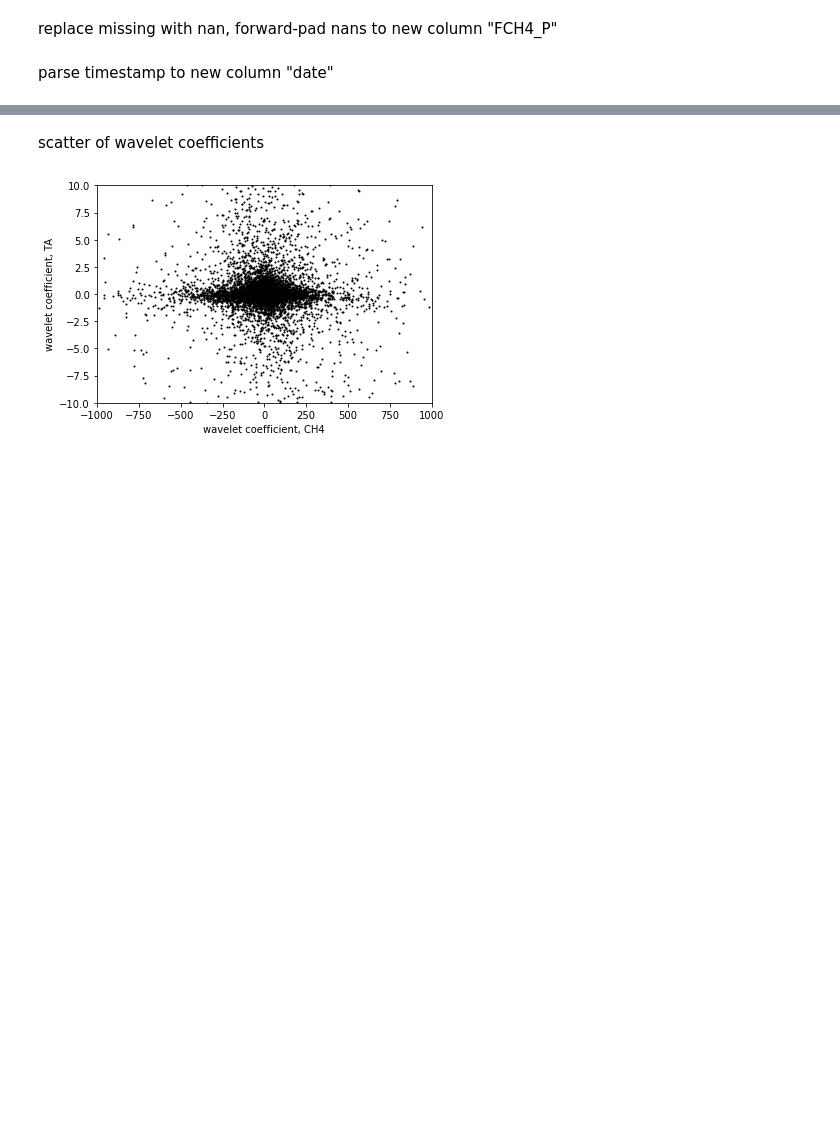
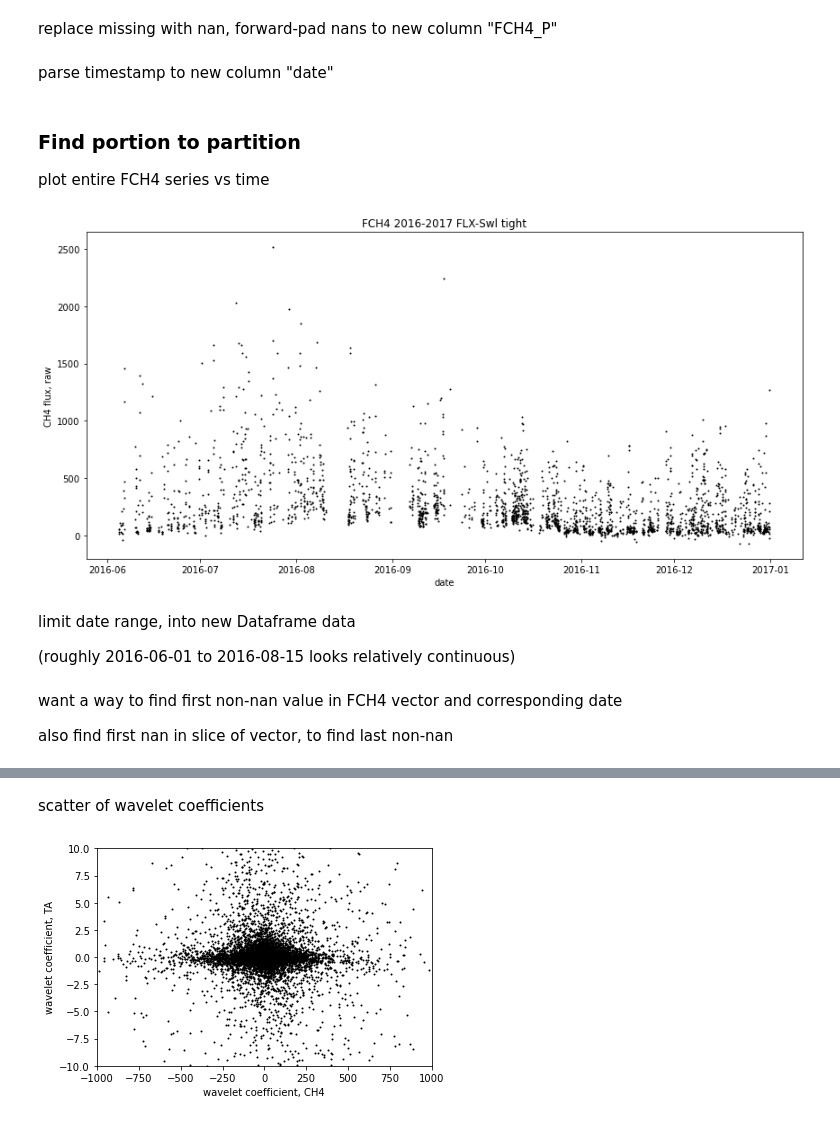
Before and after one commit to ottobriner/wavelet-partition, a Jupyter notebook: wavelet-partition.ipynb, the cells around one changed output, grey strips where cells are left out. Cells and saved outputs as stored; diff of their text form; code cells hidden in the pictures; blank space fills up the shorter version.

Commit message:
plotting, sectioning FLX_JP_Swl, comparing gap-filling

```diff
--- a/wavelet-partition.ipynb
+++ b/wavelet-partition.ipynb
@@ -33,3 +36,20 @@ df["date"] = pd.to_datetime(df["TIMESTAMP_START"], format='%Y%m%d%H%M')
 # d = {i: df.loc[df.group_no == i, ['date', 'FCH4']]
 #      for i in range(1, df.group_no.iat[-1])}
 # # ds = pd.DataFrame(d)
+# %% [markdown]
+### Find portion to partition
+
+plot entire FCH4 series vs time
+# %%
+fig, ax = plt.subplots(figsize=(12, 6))
+ax.scatter(df['date'], df['FCH4'], c='k', s=1)
+ax.set_ylabel("CH4 flux, raw")
+ax.set_xlabel("date")
+ax.set_title("FCH4 2016-2017 FLX-Swl tight")
+plt.tight_layout()
+# %% [output]
+[figure, added]
+# %% [markdown]
+limit date range, into new Dataframe data
+
+(roughly 2016-06-01 to 2016-08-15 looks relatively continuous)
@@ -35,0 +58,4 @@ df["date"] = pd.to_datetime(df["TIMESTAMP_START"], format='%Y%m%d%H%M')
+# %% [markdown]
+want a way to find first non-nan value in FCH4 vector and corresponding date
+
+also find first nan in slice of vector, to find last non-nan
```
Also changed, not shown: parts of 14 cells of this notebook.
